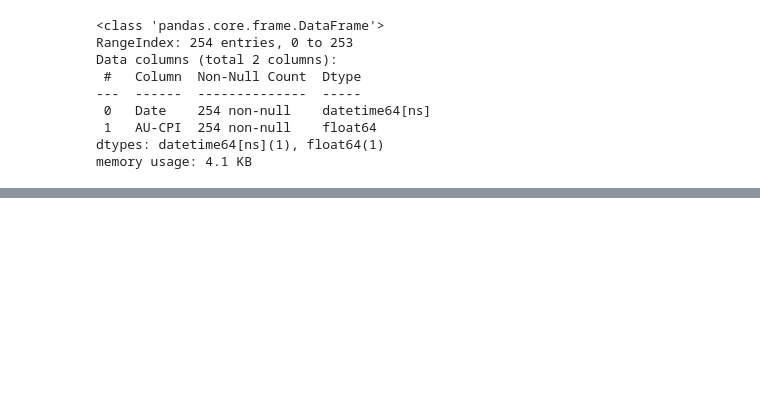
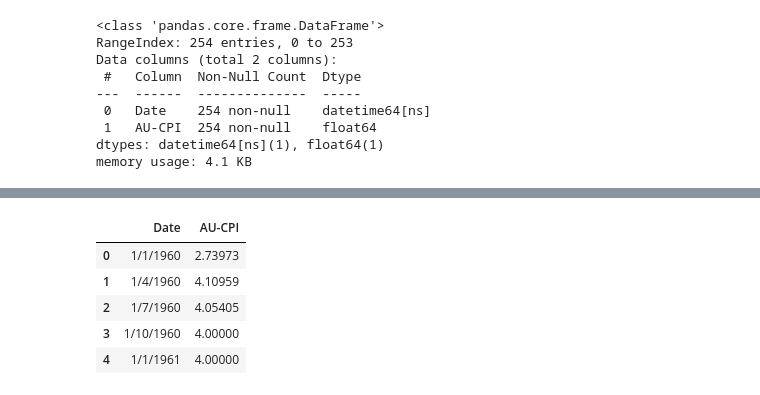
Before and after one commit to clarkian-teachings/data5k, a Jupyter notebook: week_01/week_1_notebook.ipynb, the cells around one changed output, grey strips where cells are left out. Drawn from its saved outputs; the diff is of its cells as text; code cells hidden in the pictures; blank space fills up the shorter version.

```diff
--- a/week_01/week_1_notebook.ipynb
+++ b/week_01/week_1_notebook.ipynb
@@ -123,0 +153,9 @@ memory usage: 4.1 KB
+# %%
+df.head(5)
+# %% [output]
+|  | Date | AU-CPI |
+| 0 | 1/1/1960 | 2.73973 |
+| 1 | 1/4/1960 | 4.10959 |
+| 2 | 1/7/1960 | 4.05405 |
+| 3 | 1/10/1960 | 4.00000 |
+| 4 | 1/1/1961 | 4.00000 |
```
Also changed, not shown: parts of 19 cells of this notebook, 8 other files.
